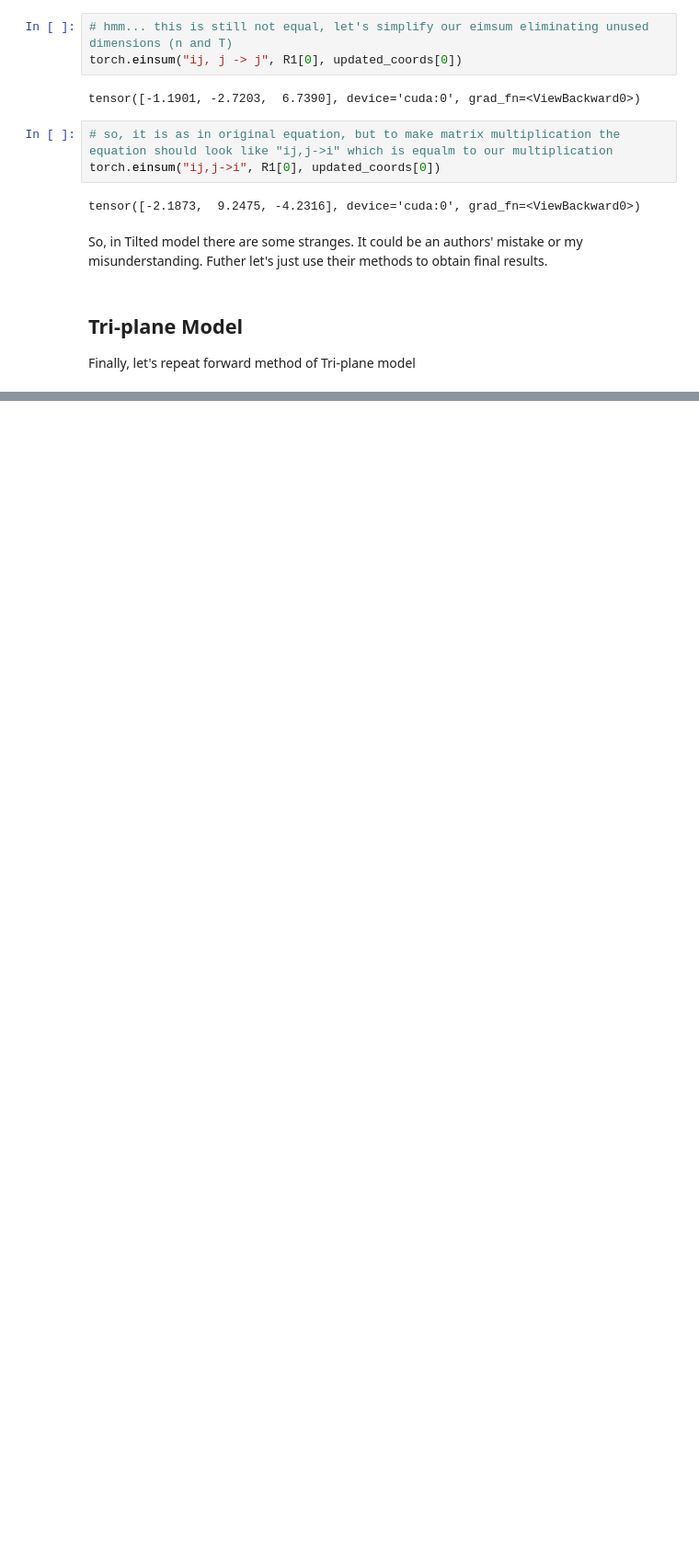
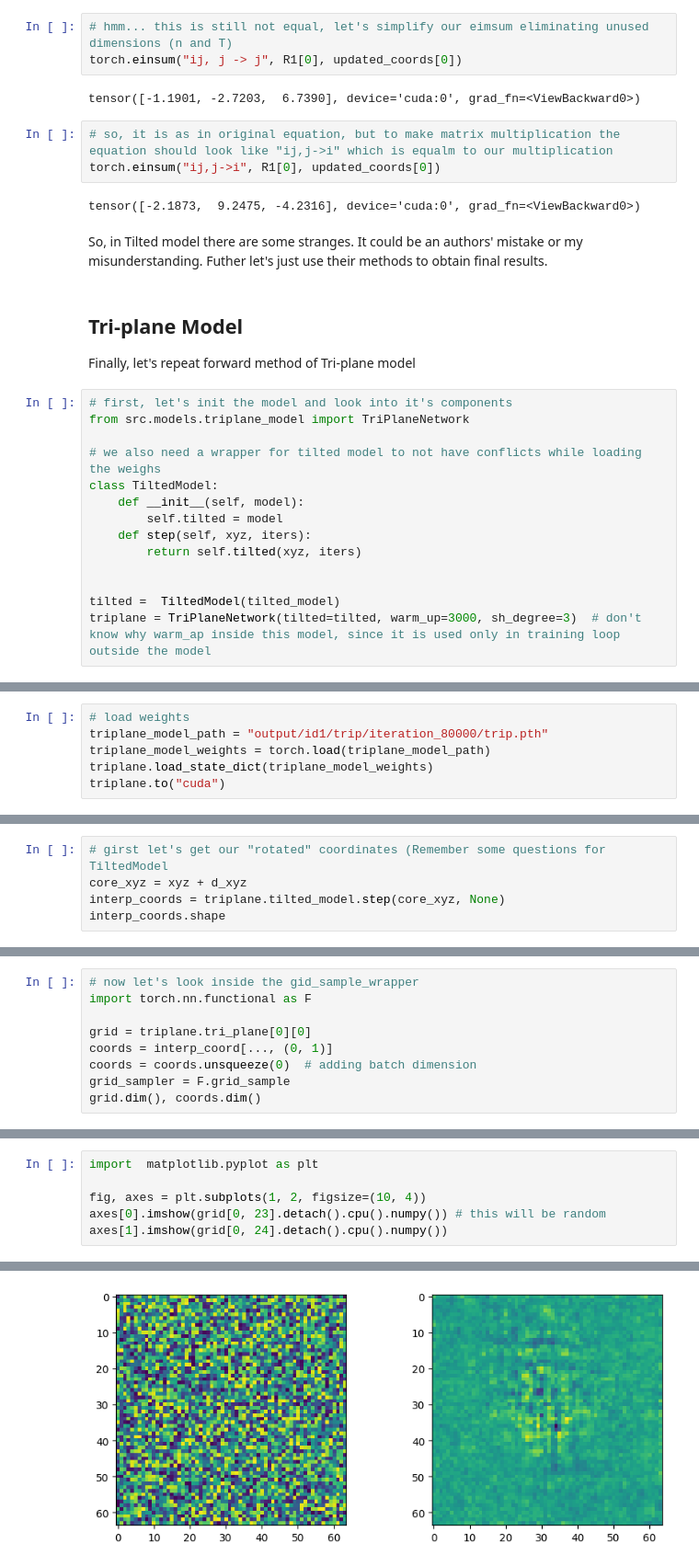
Before and after one commit to Sdernal/some-articles-debriefing, a Jupyter notebook: GaussianHead.ipynb, the cells around one changed output, grey strips where cells are left out. Shown: that part at 92% size. Saved outputs shown, nothing was run; the diff lists cells and outputs as text; blank space fills up the shorter version.

```diff
--- a/GaussianHead.ipynb
+++ b/GaussianHead.ipynb
@@ -319,3 +317,17 @@ So, in Tilted model there are some stranges. It could be an authors' mistake or
 # %% [markdown]
 ## Tri-plane Model
 Finally, let's repeat forward method of Tri-plane model
+# %%
+# first, let's init the model and look into it's components
+from src.models.triplane_model import TriPlaneNetwork
+
+# we also need a wrapper for tilted model to not have conflicts while loading the weighs
+class TiltedModel:
+    def __init__(self, model):
+        self.tilted = model
+    def step(self, xyz, iters):
+        return self.tilted(xyz, iters)
+
+
+tilted =  TiltedModel(tilted_model)
+triplane = TriPlaneNetwork(tilted=tilted, warm_up=3000, sh_degree=3)  # don't know why warm_ap inside this model, since it is used only in training loop outside the model
@@ -321,0 +345,6 @@ Finally, let's repeat forward method of Tri-plane model
+# %%
+# load weights
+triplane_model_path = "output/id1/trip/iteration_80000/trip.pth"
+triplane_model_weights = torch.load(triplane_model_path)
+triplane.load_state_dict(triplane_model_weights)
+triplane.to("cuda")
@@ -321,0 +371,5 @@ Finally, let's repeat forward method of Tri-plane model
+# %%
+# girst let's get our "rotated" coordinates (Remember some questions for TiltedModel
+core_xyz = xyz + d_xyz
+interp_coords = triplane.tilted_model.step(core_xyz, None)
+interp_coords.shape
@@ -321,0 +410,9 @@ Finally, let's repeat forward method of Tri-plane model
+# %%
+# now let's look inside the gid_sample_wrapper
+import torch.nn.functional as F
+
+grid = triplane.tri_plane[0][0]
+coords = interp_coord[..., (0, 1)]
+coords = coords.unsqueeze(0)  # adding batch dimension
+grid_sampler = F.grid_sample
+grid.dim(), coords.dim()
@@ -321,0 +435,7 @@ Finally, let's repeat forward method of Tri-plane model
+# %%
+import  matplotlib.pyplot as plt
+
+fig, axes = plt.subplots(1, 2, figsize=(10, 4))
+axes[0].imshow(grid[0, 23].detach().cpu().numpy()) # this will be random
+axes[1].imshow(grid[0, 24].detach().cpu().numpy())
+# %% [output]
@@ -321,0 +443 @@ Finally, let's repeat forward method of Tri-plane model
+[figure, added]
```
Also changed, not shown: parts of 23 cells of this notebook, 2 other files.
